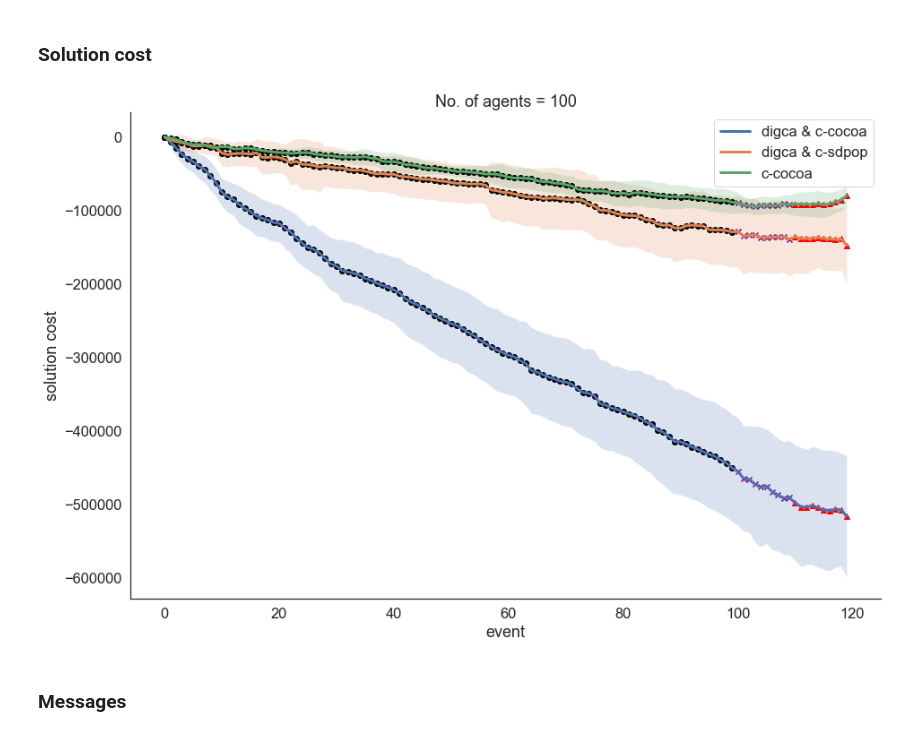
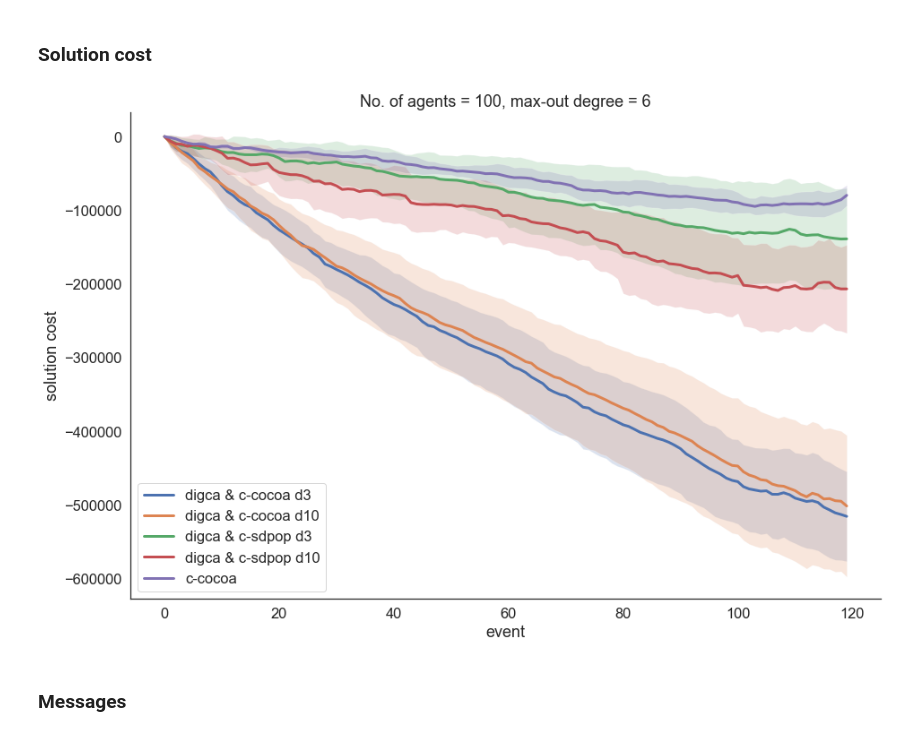
Before and after one commit to bbrighttaer/ddcop-dynagraph, a Jupyter notebook: mascoord/analysis/analysis.ipynb, the cells around one changed output. Saved outputs shown, nothing was run; the diff lists cells and outputs as text; code cells hidden in the pictures.

```diff
--- a/mascoord/analysis/analysis.ipynb
+++ b/mascoord/analysis/analysis.ipynb
@@ -19,7 +19,10 @@ The coefficients $a$, $b$, and $c$ are set to 1 on initialization but when a cha
 d = 6
 # ours
 dg_ccocoa_df = pd.read_csv(f'dc-cocoa-max-deg-{d}-merged-metrics.csv')
+dg_ccocoa_df2 = pd.read_csv(f'dc-cocoa-d10-max-deg-{d}-merged-metrics.csv')
+
 dg_csdpop_df = pd.read_csv(f'dc-sdpop-max-deg-{d}-merged-metrics.csv')
+dg_csdpop_df2 = pd.read_csv(f'dc-sdpop-d10-max-deg-{d}-merged-metrics.csv')
 # dg_sdpop_df_d3 = pd.read_csv('../metrics/sdpop-d3Lr0.05.csv')
 # dg_sdpop_df_d40 = pd.read_csv('../metrics/sdpop-d40Lr0.05.csv')
 # dg_nodcop_df = pd.read_csv('../metrics/dcop-base-d3Lr0.05.csv')
@@ -61,40 +73,87 @@ def show_event_markers(axis, event_df, metric):
 # %%
 fig, ax = plt.subplots(figsize=(15,10))
 
-plt.plot(dg_ccocoa_df['edge_cost'], label='digca & c-cocoa', linewidth=3)
+plt.plot(dg_ccocoa_df['edge_cost'], label='digca & c-cocoa d3', linewidth=3)
 plt.fill_between(
     np.arange(0, len(dg_ccocoa_df['edge_cost'])),
     dg_ccocoa_df['edge_cost'] - dg_ccocoa_df['edge_cost-std'],
     dg_ccocoa_df['edge_cost'] + dg_ccocoa_df['edge_cost-std'],
     alpha=.2
 )
 
-plt.plot(dg_csdpop_df['edge_cost'], label='digca & c-sdpop', linewidth=3)
+plt.plot(dg_ccocoa_df2['edge_cost'], label='digca & c-cocoa d10', linewidth=3)
+plt.fill_between(
+    np.arange(0, len(dg_ccocoa_df2['edge_cost'])),
+    dg_ccocoa_df2['edge_cost'] - dg_ccocoa_df2['edge_cost-std'],
+    dg_ccocoa_df2['edge_cost'] + dg_ccocoa_df2['edge_cost-std'],
+    alpha=.2
+)
+
+plt.plot(dg_csdpop_df['edge_cost'], label='digca & c-sdpop d3', linewidth=3)
 plt.fill_between(
     np.arange(0, len(dg_csdpop_df['edge_cost'])),
     dg_csdpop_df['edge_cost'] - dg_csdpop_df['edge_cost-std'],
     dg_csdpop_df['edge_cost'] + dg_csdpop_df['edge_cost-std'],
     alpha=.2
 )
+plt.plot(dg_csdpop_df2['edge_cost'], label='digca & c-sdpop d10', linewidth=3)
+plt.fill_between(
+    np.arange(0, len(dg_csdpop_df2['edge_cost'])),
+    dg_csdpop_df2['edge_cost'] - dg_csdpop_df2['edge_cost-std'],
+    dg_csdpop_df2['edge_cost'] + dg_csdpop_df2['edge_cost-std'],
+    alpha=.2
+)
+
+# plt.plot(dg_ccocoa_df_htest['edge_cost'], label='digca & c-cocoa-htest', linewidth=3)
+# plt.fill_between(
+#     np.arange(0, len(dg_ccocoa_df_htest['edge_cost'])),
+#     dg_ccocoa_df_htest['edge_cost'] - dg_ccocoa_df_htest['edge_cost-std'],
+#     dg_ccocoa_df_htest['edge_cost'] + dg_ccocoa_df_htest['edge_cost-std'],
+#     alpha=.2
+# )
+
+# plt.plot(dg_csdpop_df_htest['edge_cost'], label='digca & c-sdpop-htest', linewidth=3)
+# plt.fill_between(
+#     np.arange(0, len(dg_csdpop_df_htest['edge_cost'])),
+#     dg_csdpop_df_htest['edge_cost'] - dg_csdpop_df_htest['edge_cost-std'],
+#     dg_csdpop_df_htest['edge_cost'] + dg_csdpop_df_htest['edge_cost-std'],
+#     alpha=.2
+# )
+
+# plt.plot(dg_csdpop_df_htest_d10['edge_cost'], label='digca & c-sdpop-htest-d10', linewidth=3)
+# plt.fill_between(
+#     np.arange(0, len(dg_csdpop_df_htest_d10['edge_cost'])),
+#     dg_csdpop_df_htest_d10['edge_cost'] - dg_csdpop_df_htest_d10['edge_cost-std'],
+#     dg_csdpop_df_htest_d10['edge_cost'] + dg_csdpop_df_htest_d10['edge_cost-std'],
+#     alpha=.2
+# )
+
+# plt.plot(dg_csdpop_df_all_neighbor_opt_d3['edge_cost'], label='digca & c-sdpop-all-neigh-opt', linewidth=3)
+# plt.fill_between(
+#     np.arange(0, len(dg_csdpop_df_all_neighbor_opt_d3['edge_cost'])),
+#     dg_csdpop_df_all_neighbor_opt_d3['edge_cost'] - dg_csdpop_df_all_neighbor_opt_d3['edge_cost-std'],
+#     dg_csdpop_df_all_neighbor_opt_d3['edge_cost'] + dg_csdpop_df_all_neighbor_opt_d3['edge_cost-std'],
+#     alpha=.2
+# )
 
 plt.plot(ccocoa_df['edge_cost'], label='c-cocoa', linewidth=3)
 plt.fill_between(
     np.arange(0, len(dg_ccocoa_df['edge_cost'])),
     ccocoa_df['edge_cost'] - ccocoa_df['edge_cost-std'],
     ccocoa_df['edge_cost'] + ccocoa_df['edge_cost-std'],
     alpha=.2
 )
 
 plt.ylabel('solution cost')
 plt.xlabel('event')
 plt.legend()
-plt.title('No. of agents = 100')
-show_event_markers(ax, dg_ccocoa_df, metric='edge_cost')
+plt.title(f'No. of agents = 100, max-out degree = {d}')
+# show_event_markers(ax, dg_ccocoa_df, metric='edge_cost')
 sns.despine(offset=0)
 # plt.show()
-plt.savefig('costs.pdf')
+plt.savefig(f'costs_d{d}.pdf')
 # %% [output]
-[figure, old version]
+[figure, new version]
 # %% [markdown]
 ### Messages
 # %%
```
Also changed, not shown: parts of 3 cells of this notebook, 26 other files.
